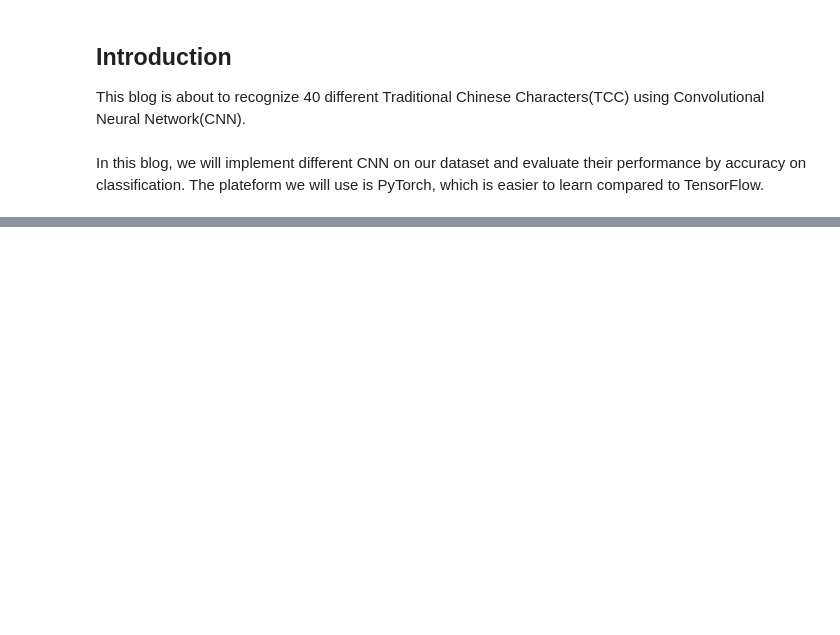
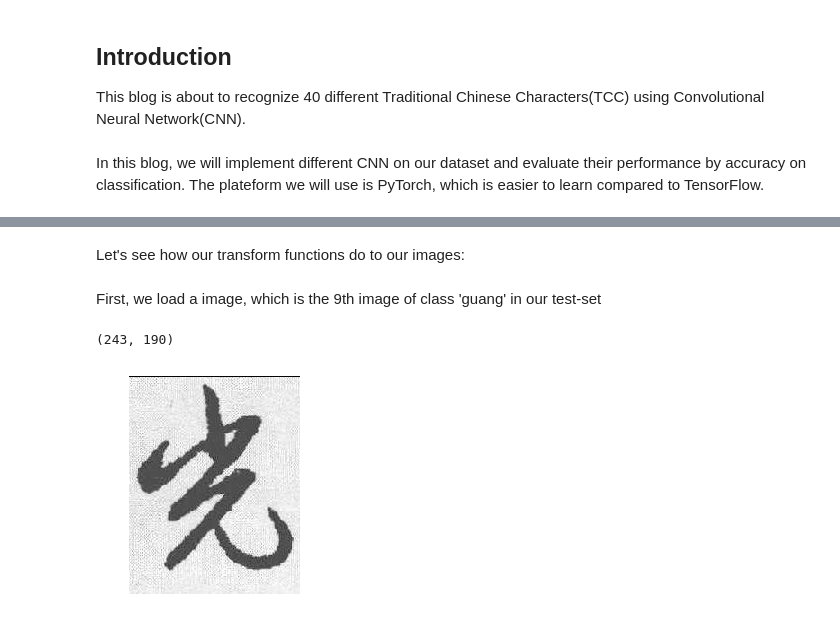
Before and after one commit to HouHouHouHouHouHou/7390, a Jupyter notebook: PortfolioBlog.ipynb, the cells around one changed output, grey strips where cells are left out. Saved outputs shown, nothing was run; the diff lists cells and outputs as text; code cells hidden in the pictures; blank space fills up the shorter version.

```diff
--- a/PortfolioBlog.ipynb
+++ b/PortfolioBlog.ipynb
@@ -27,0 +90,22 @@ performance
+# %%
+import skimage
+from skimage import data
+
+def load_data(data_directory):
+    directories = [d for d in os.listdir(data_directory)
+                   if os.path.isdir(os.path.join(data_directory, d))]
+    labels = []
+    images = []
+    for d in directories:
+        label_directory = os.path.join(data_directory, d)
+        file_names = [os.path.join(label_directory, f)
+                      for f in os.listdir(label_directory)
+                      if f.endswith(".jpg")]
+        for f in file_names:
+            images.append(skimage.data.imread(f))
+            labels.append(d)
+    return images, labels
+
+test_data_directory = "data/test"
+
+images, labels = load_data(test_data_directory)
@@ -27,0 +142,14 @@ performance
+# %% [markdown]
+Let's see how our transform functions do to our images:
+# %% [markdown]
+First, we load a image, which is the 9th image of class 'guang' in our test-set
+# %%
+label = 'guang'
+index = labels.index(label)
+image1 = rgb2gray(images[index+9-1])
+plt.axis('off')
+plt.imshow(image1, cmap = 'gray')
+print(image1.shape)
+# %% [output]
+(243, 190)
+[figure, added]
```
Also changed, not shown: parts of 54 cells of this notebook, 7 other files.
